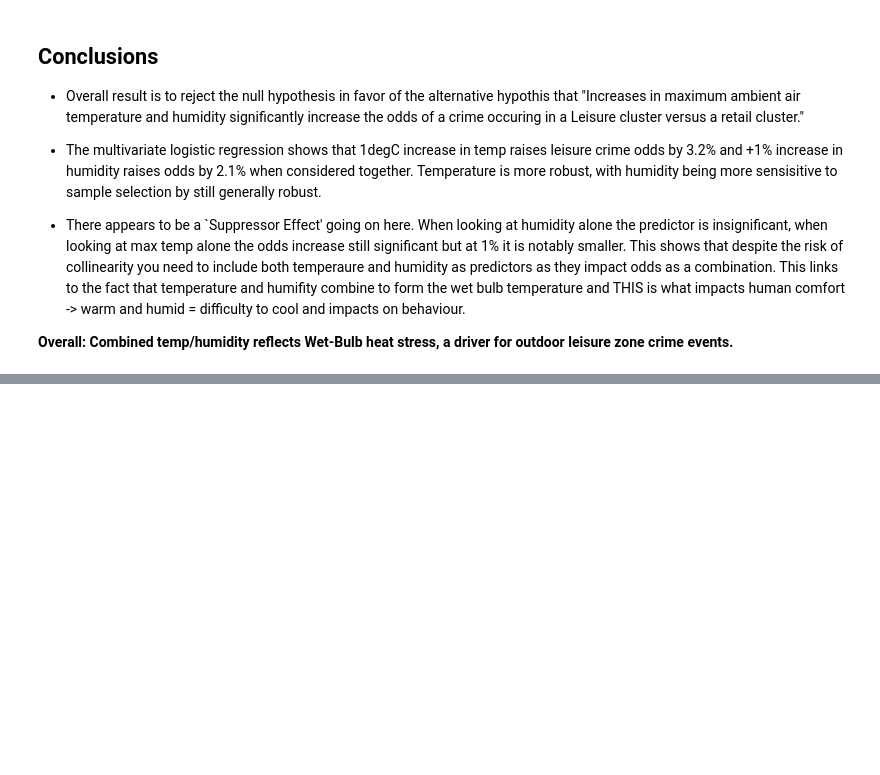
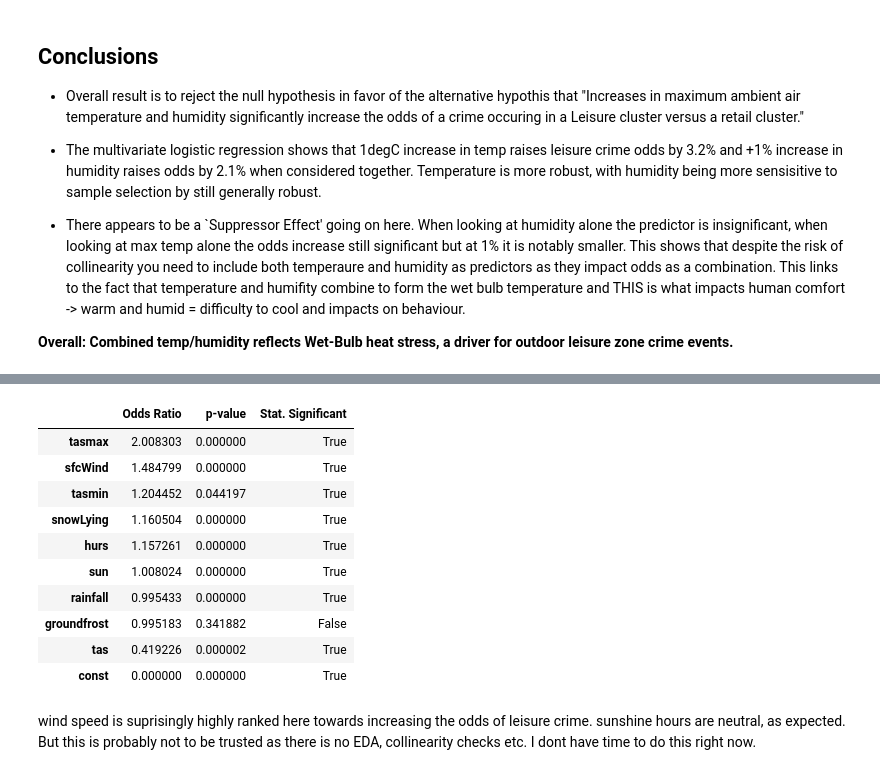
Before and after one commit to ClimatologyProjectProfile/crimetology, a Jupyter notebook: 3_logistic_regression/logistic_regression.ipynb, the cells around one changed output, grey strips where cells are left out. Drawn from its saved outputs; the diff is of its cells as text; code cells hidden in the pictures; blank space fills up the shorter version.

```diff
--- a/3_logistic_regression/logistic_regression.ipynb
+++ b/3_logistic_regression/logistic_regression.ipynb
@@ -430,0 +466,4 @@ hurs     1.000362  8.417637e-01              False
+# %%
+features_exhasutive_df["Binary Value"] = (features_exhasutive_df["Cluster Label"]=='Leisure').astype(int)
+# %%
+BV_exhaustive_model = sm.Logit(endog=features_exhasutive_df["Binary Value"],exog=sm.add_constant(data=features_exhasutive_df[["tasmax","hurs","groundfrost","sun","snowLying","tasmin","tas","rainfall","sfcWind"]]))
@@ -430,0 +500,16 @@ hurs     1.000362  8.417637e-01              False
+# %%
+interpret_logit_results(fitted_model_in=BV_exhaustive_fitted).sort_values(by='Odds Ratio',ascending=False).round(6)
+# %% [output]
+|  | Odds Ratio | p-value | Stat. Significant |
+| tasmax | 2.008303 | 0.000000 | True |
+| sfcWind | 1.484799 | 0.000000 | True |
+| tasmin | 1.204452 | 0.044197 | True |
+| snowLying | 1.160504 | 0.000000 | True |
+| hurs | 1.157261 | 0.000000 | True |
+| sun | 1.008024 | 0.000000 | True |
+| rainfall | 0.995433 | 0.000000 | True |
+| groundfrost | 0.995183 | 0.341882 | False |
+| tas | 0.419226 | 0.000002 | True |
+| const | 0.000000 | 0.000000 | True |
+# %% [markdown]
+wind speed is suprisingly highly ranked here towards increasing the odds of leisure crime. sunshine hours are neutral, as expected. But this is probably not to be trusted as there is no EDA, collinearity checks etc. I dont have time to do this right now.
```
Also changed, not shown: parts of 8 cells of this notebook.
